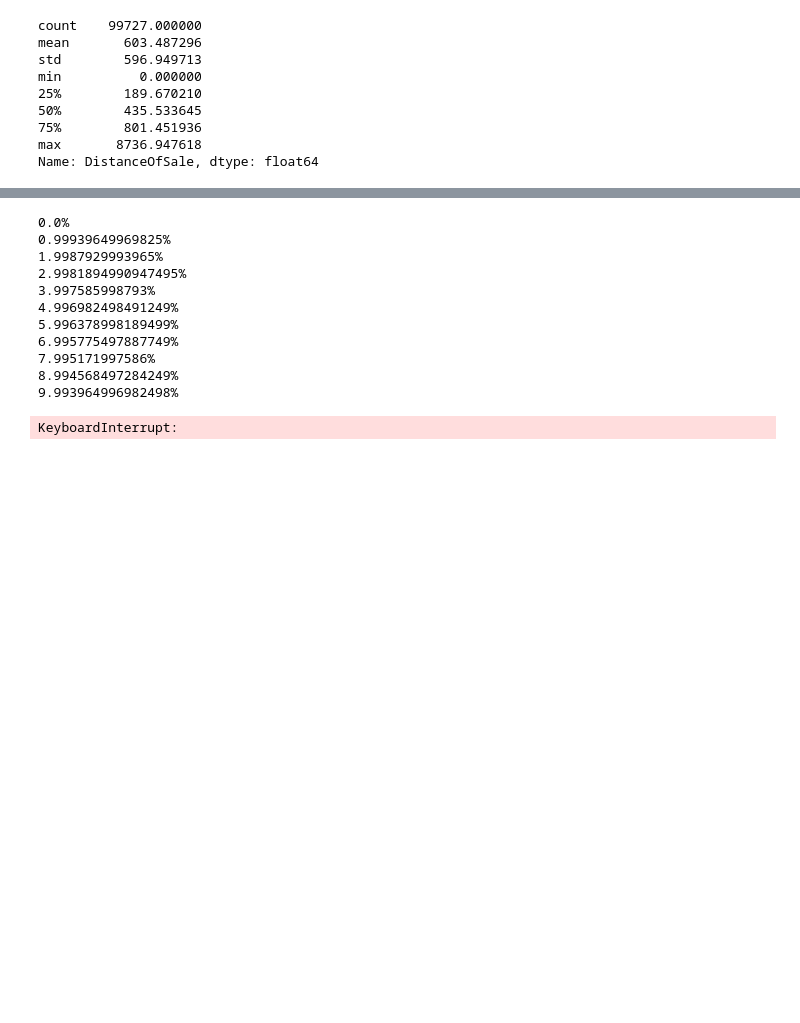
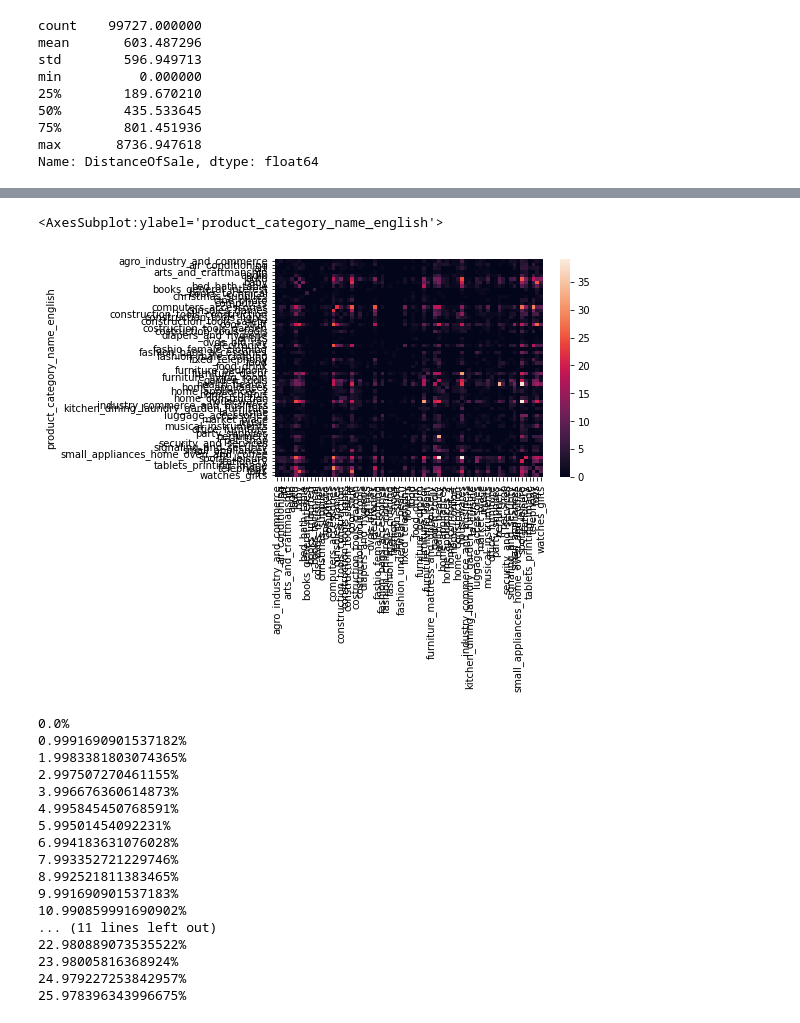
Before and after one commit to deakynek/SpringBoardProjects, a Jupyter notebook: Capstone3/EDA.ipynb, the cells around one changed output, grey strips where cells are left out. Drawn from its saved outputs; the diff is of its cells as text; code cells hidden in the pictures; blank space fills up the shorter version.

```diff
--- a/Capstone3/EDA.ipynb
+++ b/Capstone3/EDA.ipynb
@@ -839,0 +795,5 @@ sellerCategorySimularity.head()
+# %%
+buy = CategoryBuyerSimularity.loc[:,(CategoryBuyerSimularity.columns!='Max Connections')]
+buy = buy.loc[:,(buy.columns!='Number of Connections')]
+buy =buy.set_index('product_category_name_english')
+buy.head()
@@ -840,15 +809,25 @@ sellerCategorySimularity.head()
+# %%
+sns.heatmap(buy,xticklabels=True, yticklabels=True)
+# %% [output]
+<AxesSubplot:ylabel='product_category_name_english'>
+[figure, added]
 # %%
-buyerCategorySimularity = GenerateSimularityScores(BuyerCategoryMatrix,'customer_id')
+GenerateSimularityScores(BuyerCategoryMatrix,'customer_id','BuyerCategoryMatrix.csv', False)
 # %% [output]
 0.0%
-0.99939649969825%
-1.9987929993965%
-2.9981894990947495%
-3.997585998793%
-4.996982498491249%
-5.996378998189499%
-6.995775497887749%
-7.995171997586%
-8.994568497284249%
-9.993964996982498%
+0.9991690901537182%
+1.9983381803074365%
+2.997507270461155%
+3.996676360614873%
+4.995845450768591%
+5.99501454092231%
+6.994183631076028%
+7.993352721229746%
+8.992521811383465%
+9.991690901537183%
+10.990859991690902%
+... (11 lines left out)
+22.980889073535522%
+23.98005816368924%
+24.979227253842957%
+25.978396343996675%
-KeyboardInterrupt:
```
Also changed, not shown: parts of 29 cells of this notebook, 1 other file.
